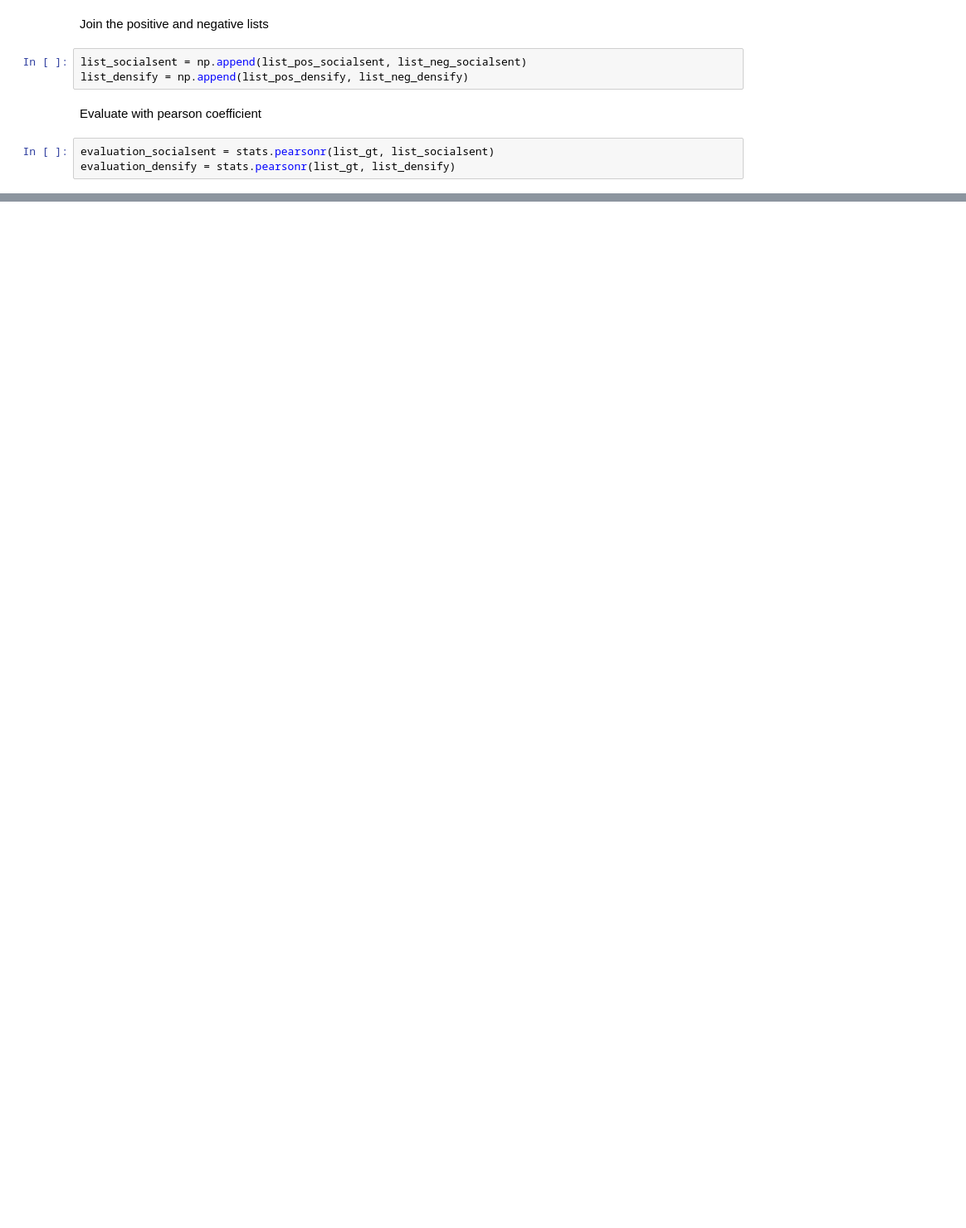
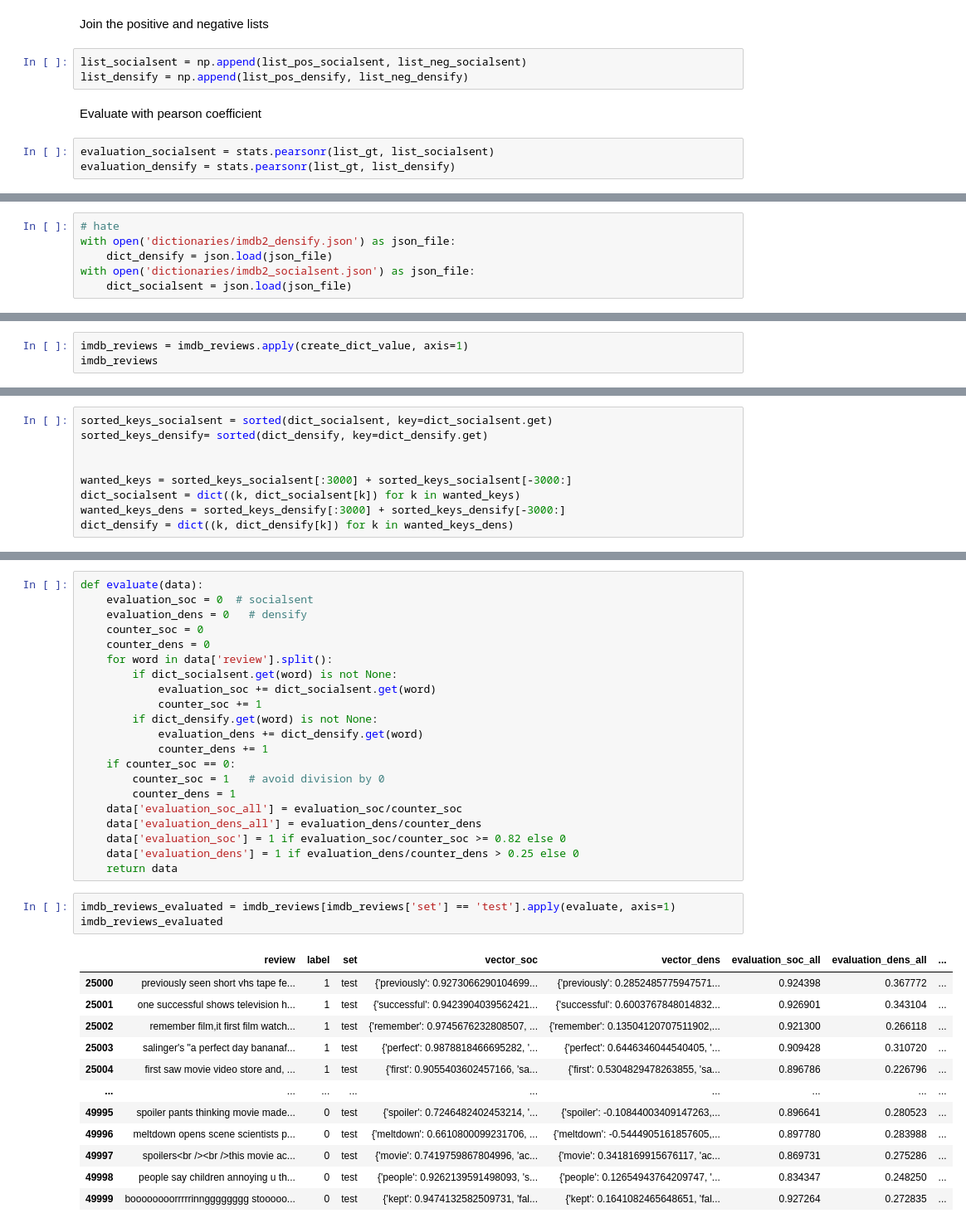
Before and after one commit to DavidMaister/hateDictionary, a Jupyter notebook: imdb_evaluation.ipynb, the cells around one changed output, grey strips where cells are left out. Shown: that part at 83% size. Drawn from its saved outputs; the diff is of its cells as text; blank space fills up the shorter version.

```diff
--- a/imdb_evaluation.ipynb
+++ b/imdb_evaluation.ipynb
@@ -121,0 +341,6 @@ np.min(list_socialsent)
+# %%
+# hate
+with open('dictionaries/imdb2_densify.json') as json_file:
+    dict_densify = json.load(json_file)
+with open('dictionaries/imdb2_socialsent.json') as json_file:
+    dict_socialsent = json.load(json_file)
@@ -121,0 +375,3 @@ np.min(list_socialsent)
+# %%
+imdb_reviews = imdb_reviews.apply(create_dict_value, axis=1)
+imdb_reviews
@@ -121,0 +452,9 @@ np.min(list_socialsent)
+# %%
+sorted_keys_socialsent = sorted(dict_socialsent, key=dict_socialsent.get)
+sorted_keys_densify= sorted(dict_densify, key=dict_densify.get)
+
+
+wanted_keys = sorted_keys_socialsent[:3000] + sorted_keys_socialsent[-3000:]
+dict_socialsent = dict((k, dict_socialsent[k]) for k in wanted_keys)
+wanted_keys_dens = sorted_keys_densify[:3000] + sorted_keys_densify[-3000:]
+dict_densify = dict((k, dict_densify[k]) for k in wanted_keys_dens)
@@ -121,0 +477,37 @@ np.min(list_socialsent)
+# %%
+def evaluate(data):
+    evaluation_soc = 0  # socialsent
+    evaluation_dens = 0   # densify
+    counter_soc = 0
+    counter_dens = 0
+    for word in data['review'].split():
+        if dict_socialsent.get(word) is not None:
+            evaluation_soc += dict_socialsent.get(word)
+            counter_soc += 1
+        if dict_densify.get(word) is not None:
+            evaluation_dens += dict_densify.get(word)
+            counter_dens += 1
+    if counter_soc == 0:
+        counter_soc = 1   # avoid division by 0
+        counter_dens = 1
+    data['evaluation_soc_all'] = evaluation_soc/counter_soc
+    data['evaluation_dens_all'] = evaluation_dens/counter_dens
+    data['evaluation_soc'] = 1 if evaluation_soc/counter_soc >= 0.82 else 0
+    data['evaluation_dens'] = 1 if evaluation_dens/counter_dens > 0.25 else 0
+    return data
+# %%
+imdb_reviews_evaluated = imdb_reviews[imdb_reviews['set'] == 'test'].apply(evaluate, axis=1)
+imdb_reviews_evaluated
+# %% [output]
+|  | review | label | set | vector_soc | vector_dens | evaluation_soc_all | evaluation_dens_all | ... |
+| 25000 | previously seen short vhs tape fe... | 1 | test | {'previously': 0.9273066290104699... | {'previously': 0.2852485775947571... | 0.924398 | 0.367772 | ... |
+| 25001 | one successful shows television h... | 1 | test | {'successful': 0.9423904039562421... | {'successful': 0.6003767848014832... | 0.926901 | 0.343104 | ... |
+| 25002 | remember film,it first film watch... | 1 | test | {'remember': 0.9745676232808507, ... | {'remember': 0.13504120707511902,... | 0.921300 | 0.266118 | ... |
+| 25003 | salinger's "a perfect day bananaf... | 1 | test | {'perfect': 0.9878818466695282, '... | {'perfect': 0.6446346044540405, '... | 0.909428 | 0.310720 | ... |
+| 25004 | first saw movie video store and, ... | 1 | test | {'first': 0.9055403602457166, 'sa... | {'first': 0.5304829478263855, 'sa... | 0.896786 | 0.226796 | ... |
+| ... | ... | ... | ... | ... | ... | ... | ... | ... |
+| 49995 | spoiler pants thinking movie made... | 0 | test | {'spoiler': 0.7246482402453214, '... | {'spoiler': -0.10844003409147263,... | 0.896641 | 0.280523 | ... |
+| 49996 | meltdown opens scene scientists p... | 0 | test | {'meltdown': 0.6610800099231706, ... | {'meltdown': -0.5444905161857605,... | 0.897780 | 0.283988 | ... |
+| 49997 | spoilers<br /><br />this movie ac... | 0 | test | {'movie': 0.7419759867804996, 'ac... | {'movie': 0.3418169915676117, 'ac... | 0.869731 | 0.275286 | ... |
+| 49998 | people say children annoying u th... | 0 | test | {'people': 0.9262139591498093, 's... | {'people': 0.12654943764209747, '... | 0.834347 | 0.248250 | ... |
+| 49999 | boooooooorrrrrinngggggggg stooooo... | 0 | test | {'kept': 0.9474132582509731, 'fal... | {'kept': 0.1641082465648651, 'fal... | 0.927264 | 0.272835 | ... |
```
Also changed, not shown: parts of 71 cells of this notebook, 3 other files.
